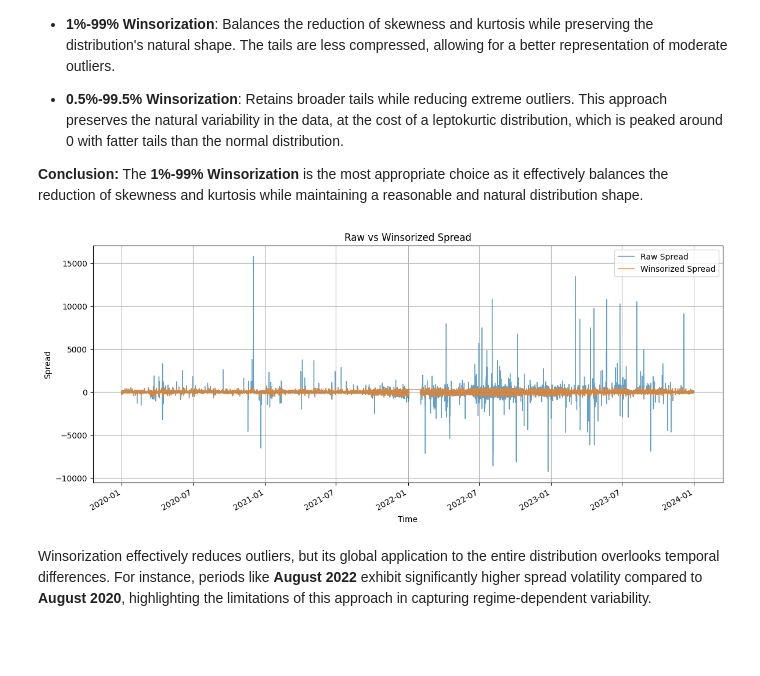
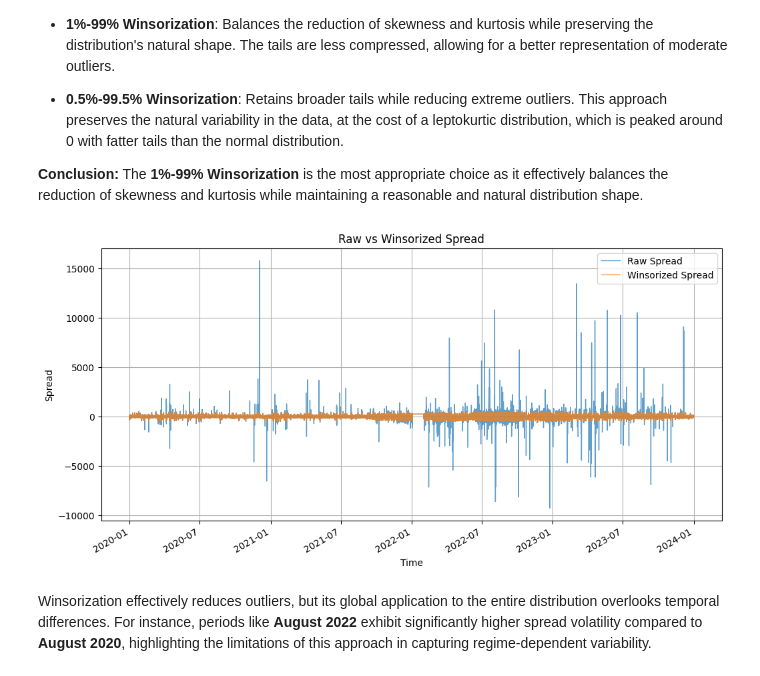
Before and after one commit to anthonymakarewicz/algo-electricity-trading, a Jupyter notebook: main.ipynb, the cells around one changed output. Cells and saved outputs as stored; diff of their text form; code cells hidden in the pictures; blank space fills up the shorter version.

```diff
--- a/main.ipynb
+++ b/main.ipynb
@@ -600,17 +603,17 @@ plot_histograms(df[plot_configs_spread.keys()], plot_configs=plot_configs_spread
 
 **Conclusion:** The **1%-99% Winsorization** is the most appropriate choice as it effectively balances the reduction of skewness and kurtosis while maintaining a reasonable and natural distribution shape.
 # %%
-plt.figure(figsize=(14, 6))
+plt.figure(figsize=(12, 6))
 df.loc["2020":, "spread"].plot(label="Raw Spread", alpha=0.7, linewidth=1)
 df.loc["2020":, "spread_winsorized_1_pct"].plot(label="Winsorized Spread", alpha=0.7, linewidth=1)
 plt.title("Raw vs Winsorized Spread")
 plt.xlabel("Time")
 plt.ylabel("Spread")
 plt.legend()
 plt.grid(True)
 plt.show()
 # %% [output]
-[figure, old version]
+[figure, new version]
 # %% [markdown]
 Winsorization effectively reduces outliers, but its global application to the entire distribution overlooks temporal differences. For instance, periods like **August 2022** exhibit significantly higher spread volatility compared to **August 2020**, highlighting the limitations of this approach in capturing regime-dependent variability.
 # %% [markdown]
```
Also changed, not shown: parts of 26 cells of this notebook.
